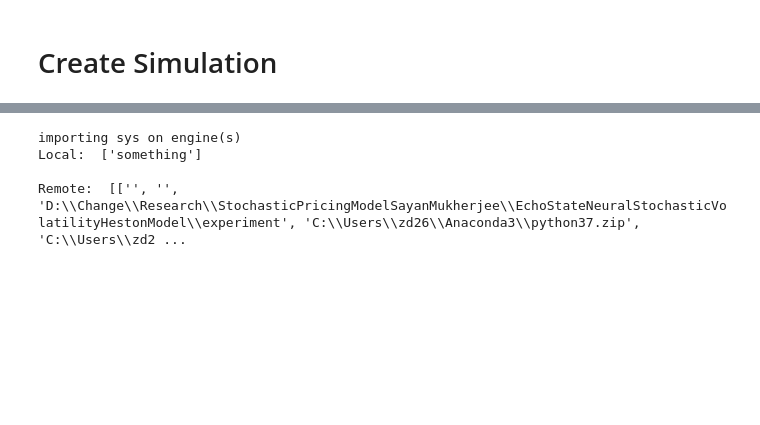
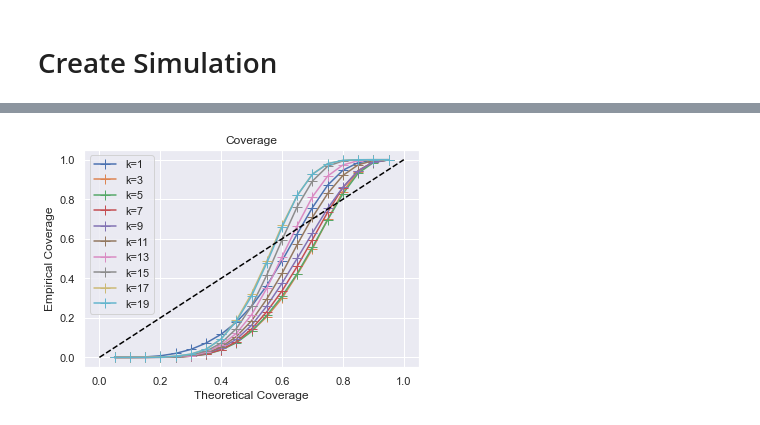
Before and after one commit to BobZiyangDing/EchoStateNeuralStochasticVolatilityHestonModel, a Jupyter notebook: experiment/Simulation_Paralle.ipynb, the cells around one changed output, grey strips where cells are left out. Saved outputs shown, nothing was run; the diff lists cells and outputs as text; code cells hidden in the pictures; blank space fills up the shorter version.

```diff
--- a/experiment/Simulation_Paralle.ipynb
+++ b/experiment/Simulation_Paralle.ipynb
@@ -501,22 +482,3 @@ NameError: name 'glob' is not defined
-# %%
-from ipyparallel import Client
-
-rc = Client()
-dview = rc[:]
-
-with dview.sync_imports():
-    import sys
-    sys.path[:] = ['something']
-
-def parallel(x):
-    import sys
-    return sys.path
-
-print('Local: ', sys.path)
-print()
-print('Remote: ', dview.map_sync(parallel, range(1)))
-# %% [output]
-importing sys on engine(s)
-Local:  ['something']
-
-Remote:  [['', '', 'D:\\Change\\Research\\StochasticPricingModelSayanMukherjee\\EchoStateNeuralStochasticVolatilityHestonModel\\experiment', 'C:\\Users\\zd26\\Anaconda3\\python37.zip', 'C:\\Users\\zd2 ...
+# %%
+a = GetSimulationResults()
+b = GetSimulationResults()
@@ -522,0 +531,26 @@ Remote:  [['', '', 'D:\\Change\\Research\\StochasticPricingModelSayanMukherjee\\
+# %%
+result = a+b
+
+error_for_all_scenario = []
+best_itr_for_all_scenario = []
+best_train_itr_for_all_scenario = []
+best_valid_itr_for_all_scenario = []
+ms_s_for_all_scenario = []
+Cs_s_for_all_scenario = []
+pred_ms_for_all_scenario = []
+pred_Cs_for_all_scenario = []
+train_pred_ms_for_all_scenario = []
+test_list = []
+
+for i, p in enumerate(result):
+    error_for_all_scenario.append(p[0])
+    best_itr_for_all_scenario.append(p[1])
+    best_train_itr_for_all_scenario.append(p[2])
+    best_valid_itr_for_all_scenario.append(p[3])
+    ms_s_for_all_scenario.append(p[4])
+    Cs_s_for_all_scenario.append(p[5])
+    pred_ms_for_all_scenario.append(p[6])
+    pred_Cs_for_all_scenario.append(p[7])
+    train_pred_ms_for_all_scenario.append(p[8])
+    test_list.append(p[9])
+test_data = test_list[0]
@@ -522,0 +594,17 @@ Remote:  [['', '', 'D:\\Change\\Research\\StochasticPricingModelSayanMukherjee\\
+# %%
+import matplotlib.lines as lines
+sns.set()
+check_points = np.arange(5, 100, 5) / 100
+
+
+fig = plt.figure(figsize=(6,4))
+plt.title("Coverage")
+for i in range(0, forward_k, 2):
+    plt.plot( check_points, cov_for_all_k[i] , marker="+", markersize=10,label="k={}".format(i+1))
+plt.plot( [0,1], [0,1] , linestyle="--", color="black")
+plt.legend()
+plt.xlabel("Theoretical Coverage")
+plt.ylabel("Empirical Coverage")
+fig.show(0)
+# %% [output]
+[figure, added]
```
Also changed, not shown: parts of 7 cells of this notebook, 3 other files.
